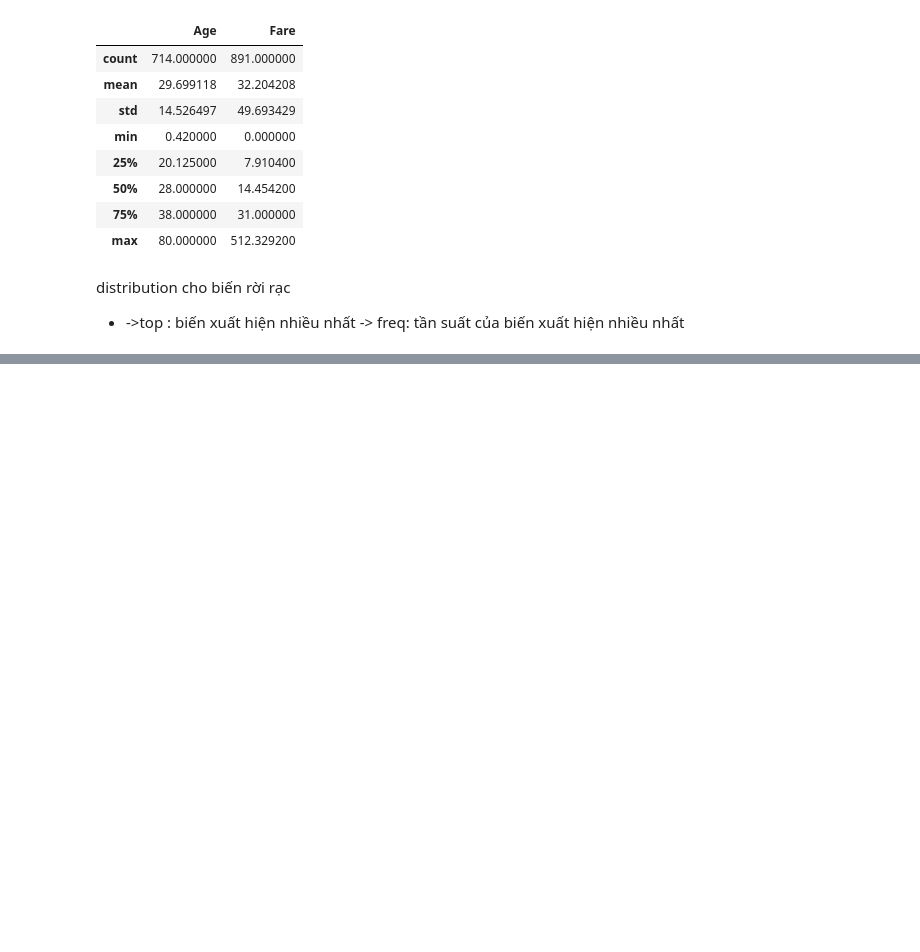
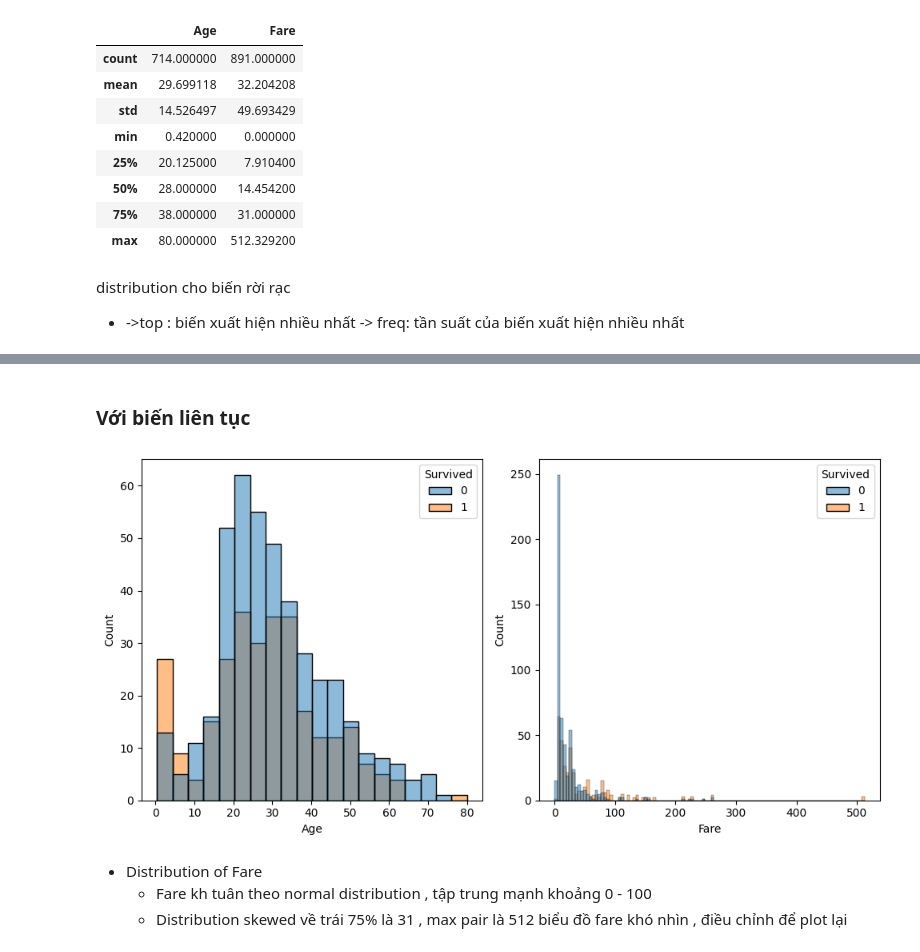
Before and after one commit to T-Sunm/Titanic-Machine-Learning-from-Disaster, a Jupyter notebook: main.ipynb, the cells around one changed output, grey strips where cells are left out. Saved outputs shown, nothing was run; the diff lists cells and outputs as text; code cells hidden in the pictures; blank space fills up the shorter version.

```diff
--- a/main.ipynb
+++ b/main.ipynb
@@ -156,0 +189,17 @@ train_df.describe(include=['category'])
+# %% [markdown]
+### Với biến liên tục
+# %%
+col_numerical = ['Age','Fare']
+fig, ax = plt.subplots(1,2, figsize=(10, 5))
+ax = ax.flatten()
+for i in range(len(col_numerical)):
+    sns.histplot(
+        data=train_df, x=col_numerical[i], hue="Survived", ax=ax[i])
+plt.tight_layout()
+# %% [output]
+[figure, added]
+# %% [markdown]
+- Distribution of Fare
+    - Fare kh tuân theo normal distribution , tập trung mạnh khoảng 0 - 100
+    - Distribution skewed về trái 75% là 31 , max pair là 512
+biểu đồ fare khó nhìn , điều chỉnh để plot lại
```
Also changed, not shown: parts of 12 cells of this notebook.
